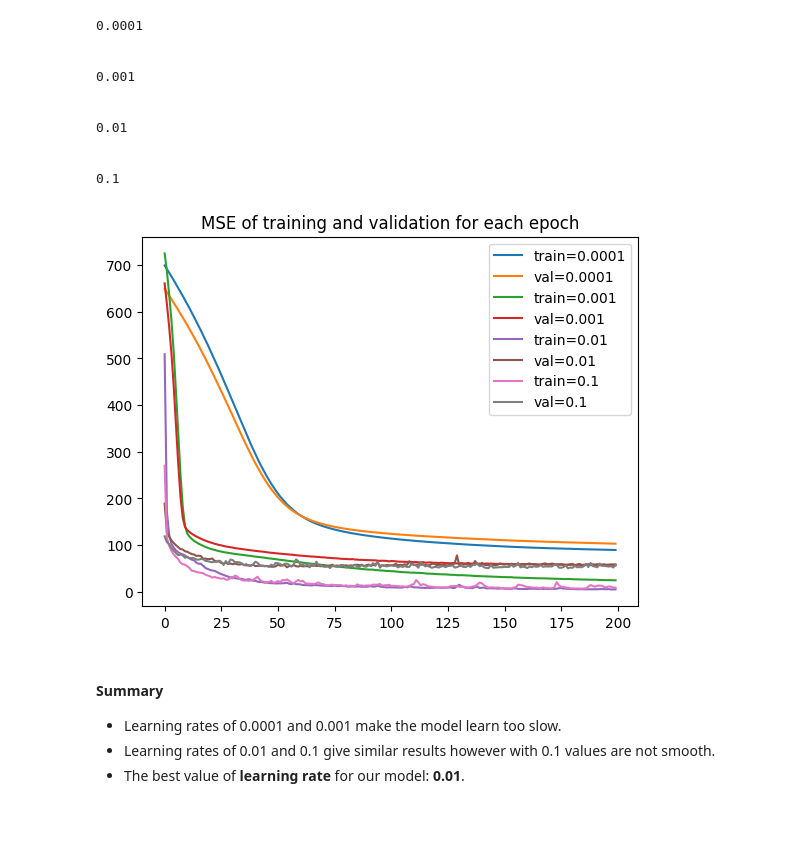
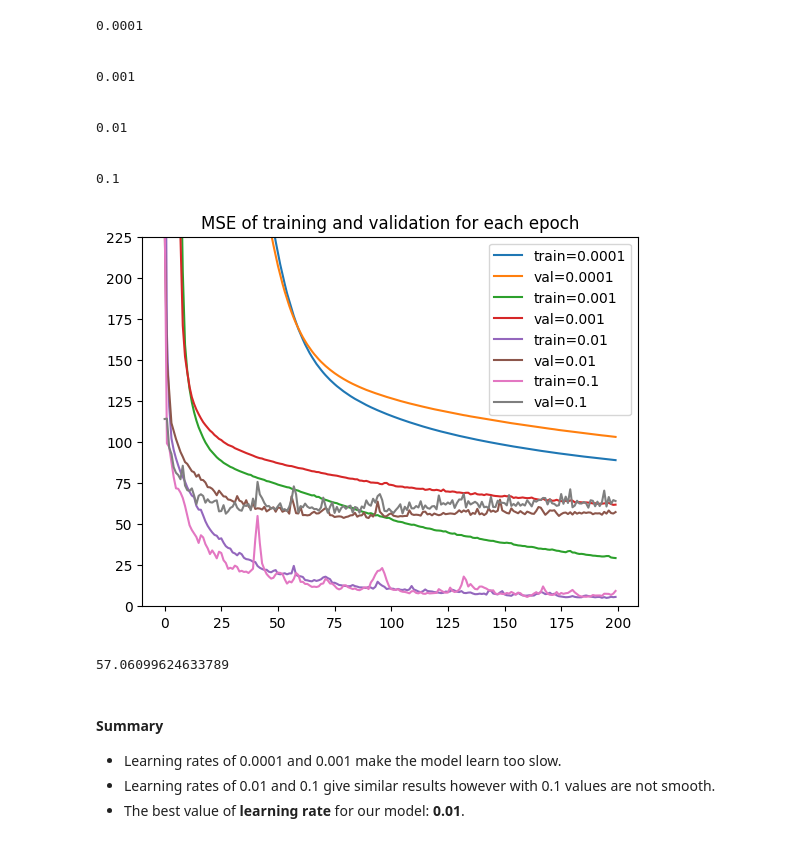
Before and after one commit to Olks/mlzoomcamp-capstone-project, a Jupyter notebook: modeling.ipynb, the cells around one changed output. Saved outputs shown, nothing was run; the diff lists cells and outputs as text; code cells hidden in the pictures.

```diff
--- a/modeling.ipynb
+++ b/modeling.ipynb
@@ -197,12 +174,13 @@ https://machinelearningmastery.com/how-to-choose-loss-functions-when-training-de
 def get_model(n_inputs, n_outputs):
     model = Sequential()
     model.add(Dense(64, input_dim=n_inputs, kernel_initializer='he_uniform', activation='relu'))
-    model.add(Dense(32, input_dim=64, kernel_initializer='he_uniform', activation='relu'))
     model.add(Dense(n_outputs, activation='relu'))
     model.compile(
-        optimizer=tf.keras.optimizers.Adam(learning_rate=1e-3),
+        optimizer=tf.keras.optimizers.Adam(learning_rate=0.1),
         loss='mean_squared_error',
         metrics=['mse'])
     return model
 
 model = get_model(X_train_scaled.shape[1], 1)
+
+model.summary()
@@ -229,7 +203,7 @@ history = model.fit(
     X_train_scaled,
     y_train,
     batch_size=1024,
-    epochs=100,
+    epochs=80,
     validation_data=(X_val_scaled, y_val)
 )
 # %% [output]
@@ -311,0 +246,15 @@ y_pred.mean()
+# %%
+def get_model(n_inputs, n_outputs):
+    model = Sequential()
+    model.add(Dense(64, input_dim=n_inputs, kernel_initializer='he_uniform', activation='relu'))
+    model.add(Dense(32, input_dim=64, kernel_initializer='he_uniform', activation='relu'))
+    model.add(Dense(n_outputs, activation='relu'))
+    model.compile(
+        optimizer=tf.keras.optimizers.Adam(learning_rate=0.1),
+        loss='mean_squared_error',
+        metrics=['mse'])
+    return model
+
+model = get_model(X_train_scaled.shape[1], 1)
+
+model.summary()
@@ -311,0 +277,8 @@ y_pred.mean()
+# %%
+history = model.fit(
+    X_train_scaled,
+    y_train,
+    batch_size=1024,
+    epochs=80,
+    validation_data=(X_val_scaled, y_val)
+)
@@ -357,11 +366,18 @@ for lr in [0.0001, 0.001, 0.01, 0.1]:
 # %%
 for lr, hist in scores.items():
     plt.plot(hist['mse'], label=('train=%s' % lr));
     plt.plot(hist['val_mse'], label=('val=%s' % lr));
+plt.ylim([0, 225]);
 plt.title('MSE of training and validation for each epoch');
 plt.legend();
 # %% [output]
-[figure, old version]
+[figure, new version]
+# %%
+# Average MSE of last five epochs
+MSE_avg = sum(scores[0.01]['val_mse'][-5:]) / 5
+MSE_avg
+# %% [output]
+57.06099624633789
 # %% [markdown]
 #### Summary
 - Learning rates of 0.0001 and 0.001 make the model learn too slow.
```
Also changed, not shown: parts of 51 cells of this notebook, 8 other files.
